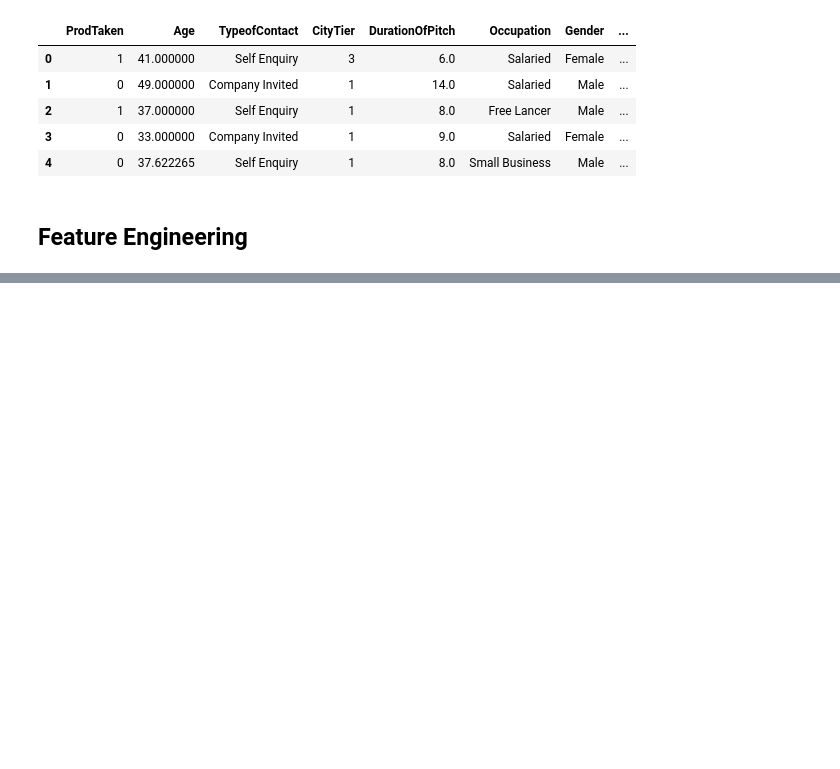
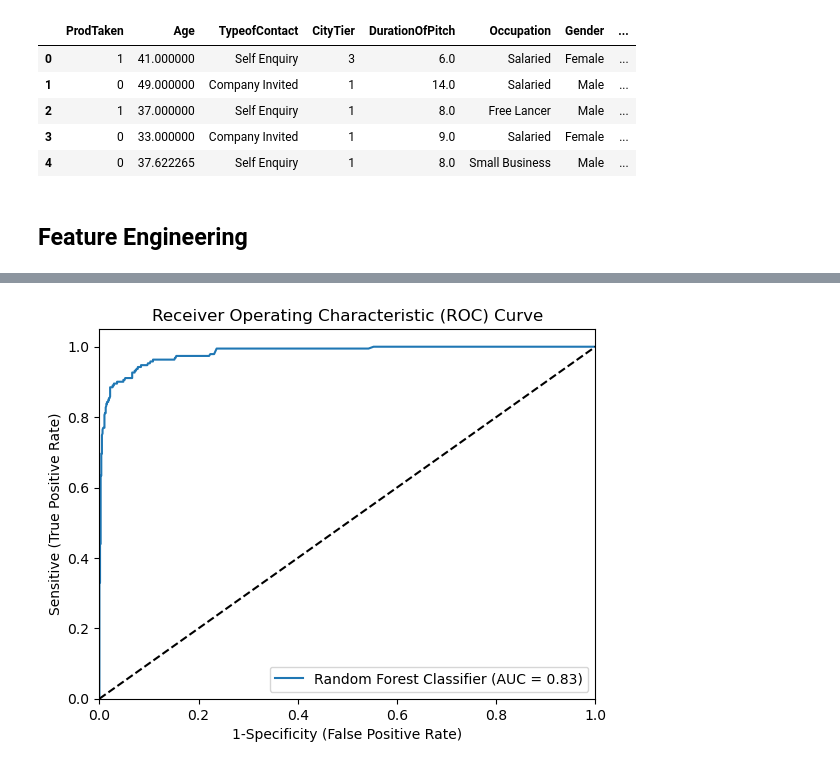
Before and after one commit to Surajgupta001/MACHINE-LEARNING, a Jupyter notebook: Python/26-Random Forest/26-1.Random-Forest-Implementation.ipynb, the cells around one changed output, grey strips where cells are left out. Saved outputs shown, nothing was run; the diff lists cells and outputs as text; code cells hidden in the pictures; blank space fills up the shorter version.

Commit message:
Learning random forest using different algorithms or models used in this

```diff
--- a/Python/26-Random Forest/26-1.Random-Forest-Implementation.ipynb
+++ b/Python/26-Random Forest/26-1.Random-Forest-Implementation.ipynb
@@ -224,0 +540,19 @@ df.head()
+# %%
+from sklearn.model_selection import RandomizedSearchCV
+
+model_params = {}
+for name, model, params in randomcv_models:
+    randomcv = RandomizedSearchCV(estimator=model, param_distributions=params, n_iter=100, cv=3, verbose=2, n_jobs=-1)
+    # fix incorrect parameter name from 'Max_features' to 'max_features'
+    if 'Max_features' in params:
+        params['max_features'] = [
+            int(v) if isinstance(v, str) and v.isdigit() else v
+            for v in params['Max_features']
+        ]
+        del params['Max_features']
+
+    randomcv.fit(X_train, y_train)
+    model_params[name] = randomcv.best_params_
+
+for model_name in model_params:
+    print(f"{model_name} best parameters: {model_params[model_name]}")
@@ -224,0 +632,35 @@ df.head()
+# %%
+## Plot ROC AUC Curve
+plt.figure()
+
+auc_model = [{
+    'label': "Random Forest Classifier",
+    "model": RandomForestClassifier(
+        n_estimators=1000,
+        max_depth=None,
+        max_features=7,
+        min_samples_split=2
+    ),
+    'aur': 0.8325
+}]
+
+# Create Loop Through all model
+for algo in auc_model:
+    model = algo['model'] # Select the model
+    model.fit(X_train, y_train) # Train the model
+# Compute False postive rate, and True positive rate
+    fpr, tpr, thresholds = roc_curve(y_test, model.predict_proba(X_test)[:, 1])
+# Calculate Area under the curve  to display on yje plot
+    plt.plot(fpr, tpr, label=algo['label'] + ' (AUC = %0.2f)' % algo['aur'])
+# Custom Settings for the plot
+plt.plot([0, 1], [0, 1], 'k--')  # Diagonal line for random guessing
+plt.xlim([0.0, 1.0])
+plt.ylim([0.0, 1.05])
+plt.xlabel('1-Specificity (False Positive Rate)')
+plt.ylabel('Sensitive (True Positive Rate)')
+plt.title('Receiver Operating Characteristic (ROC) Curve')
+plt.legend(loc="lower right")
+plt.savefig('ROC_Curve.png')
+plt.show()
+# %% [output]
+[figure, added]
```
Also changed, not shown: parts of 31 cells of this notebook, 1 other file.
